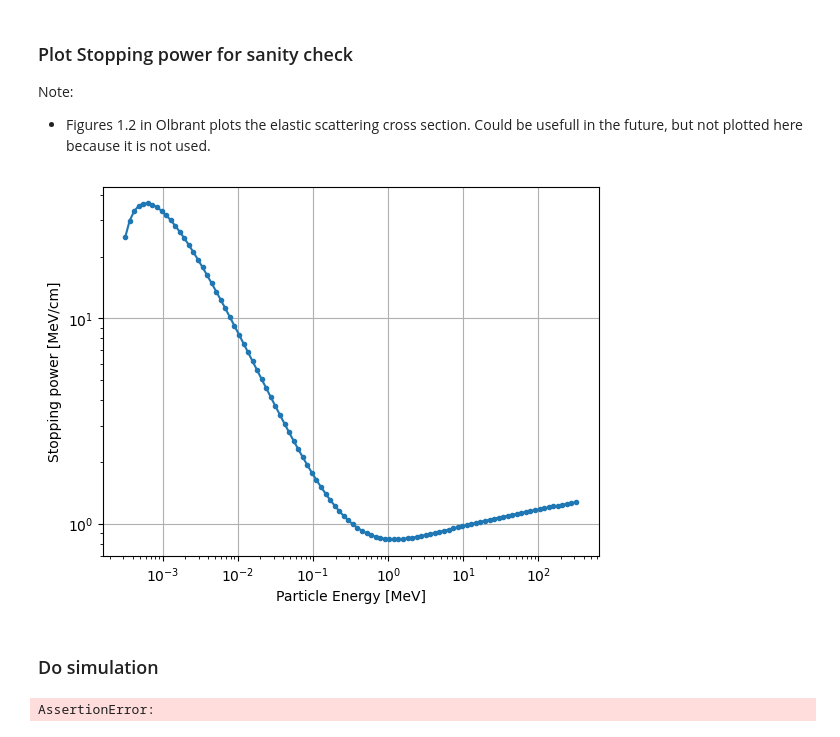
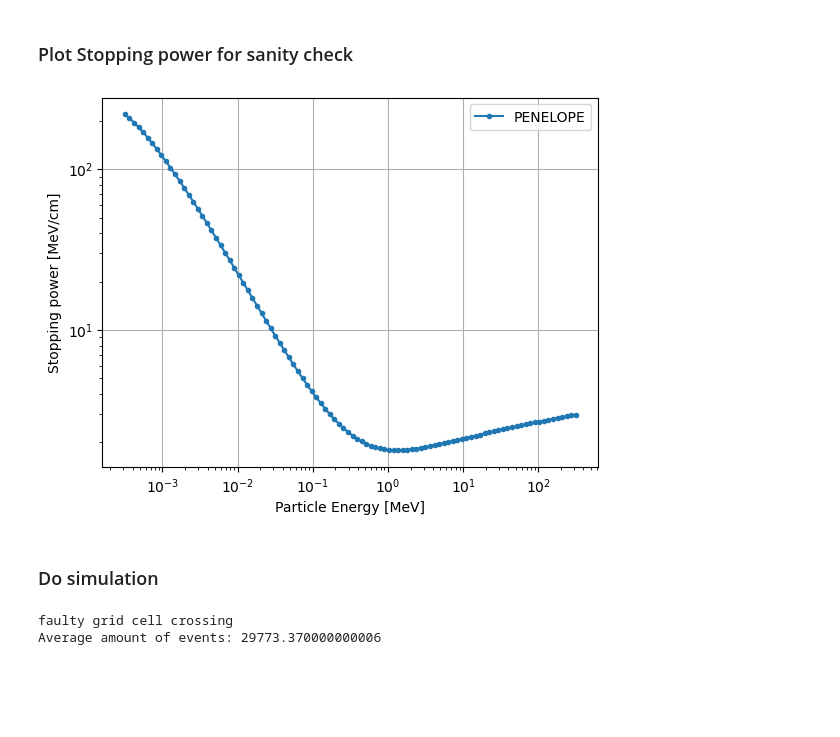
Before and after one commit to KlaasWillems/electronTransportCode, a Jupyter notebook: numericalExperiments/waterPhantom/WaterPhantomTest.ipynb, the cells around one changed output. Cells and saved outputs as stored; diff of their text form; code cells hidden in the pictures; blank space fills up the shorter version.

```diff
--- a/numericalExperiments/waterPhantom/WaterPhantomTest.ipynb
+++ b/numericalExperiments/waterPhantom/WaterPhantomTest.ipynb
@@ -38,33 +41,31 @@ particle = SimplifiedEGSnrcElectron(generator=SEED)  # rng is later overridden b
 
 # Set up particle tracer
 particleTracer = AnalogParticleTracer(particle=particle, simOptions=waterPhantomInit, simDomain=simDomain)
-# %% [markdown]
-### Plot Stopping power for sanity check
-
-Note:
-- Figures 1.2 in Olbrant plots the elastic scattering cross section. Could be usefull in the future, but not plotted here because it is not used.
+# %% [markdown]
+### Plot Stopping power for sanity check
 # %%
-# Compare to figure 1.9 in Olbrant. From this, we see the figure was made was Z = 1.
-M1 = Material(Z=1)
+M1 = Material()
 logrange = np.logspace(-3.5, 2.5, 100)  # MeV
-stopping_power = np.array([particle.evalStoppingPower(E/ERE, M1)*ERE for E in logrange])  # MeV/cm
+stopping_power1 = np.array([particle.evalStoppingPower(E/ERE, M1)*ERE for E in logrange])  # MeV/cm
 
 plt.figure(1)
-plt.loglog(logrange, stopping_power, '.-')
+plt.loglog(logrange, stopping_power1, '.-', label='PENELOPE')
 plt.xlabel('Particle Energy [MeV]')
 plt.ylabel('Stopping power [MeV/cm]')
+plt.legend()
 plt.grid()
 # %% [output]
-[figure, old version]
+[figure, new version]
 # %% [markdown]
 ### Do simulation
 # %%
 # Run simulation
-NB_PARTICLES = 20
+NB_PARTICLES = 100
 particleTracer(nbParticles=NB_PARTICLES, estimator=doseEstimator)
 print(f'Average amount of events: {particleTracer.averageNbCollisions}')
 # %% [output]
-AssertionError:
+faulty grid cell crossing
+Average amount of events: 29773.370000000006
 # %%
 # Plot energy deposition
 energyDeposition_ERE = np.reshape(doseEstimator.scoreMatrix, (simDomain.ybins, simDomain.xbins) )
```
Also changed, not shown: parts of 5 cells of this notebook, 5 other files.
